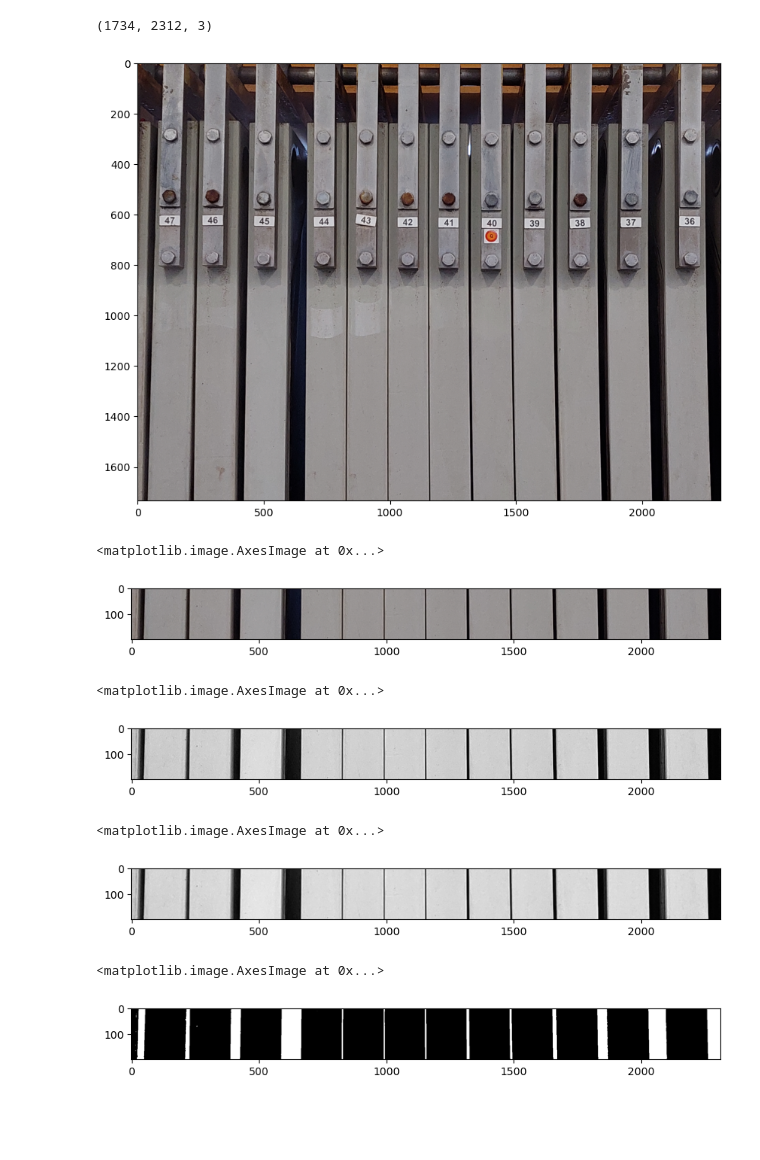
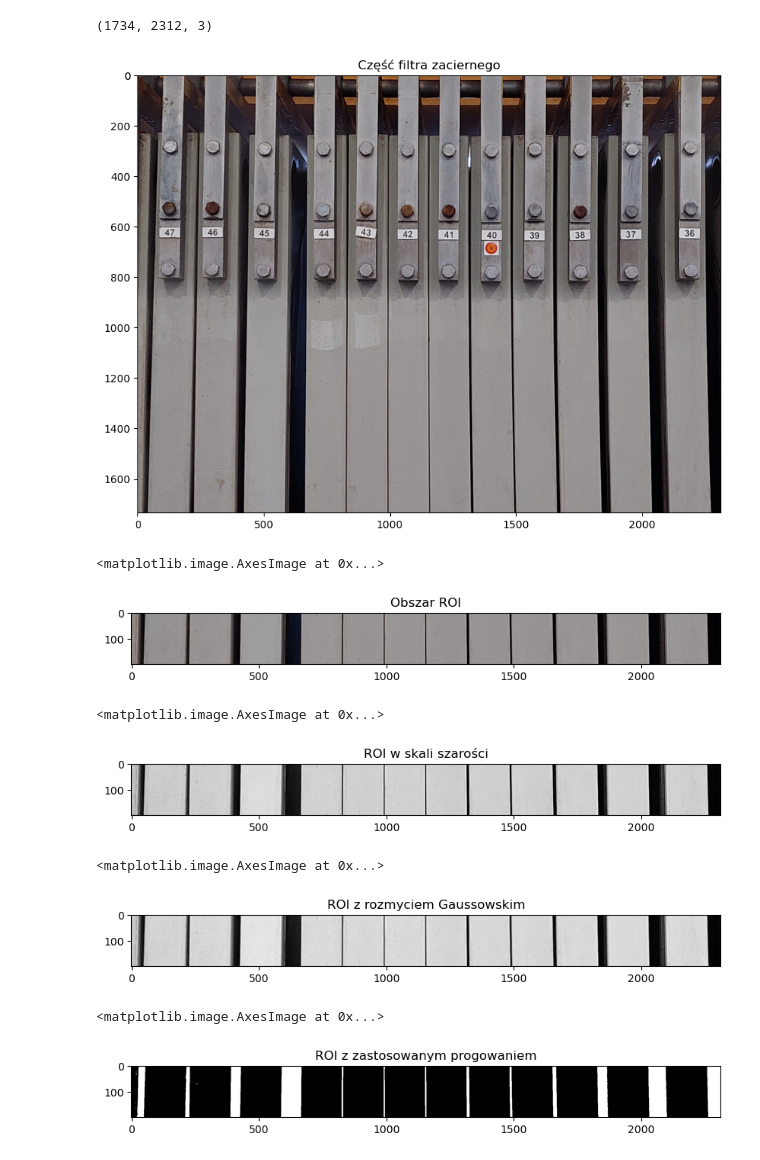
Before and after one commit to k-malicki/ComputerVision-Mash-filter-plates-gap-detection, a Jupyter notebook: 01_Analysis of mash filter plates/01_Analysis of mash filter plates.ipynb, the cells around one changed output. Saved outputs shown, nothing was run; the diff lists cells and outputs as text; code cells hidden in the pictures; blank space fills up the shorter version.

```diff
--- a/01_Analysis of mash filter plates/01_Analysis of mash filter plates.ipynb
+++ b/01_Analysis of mash filter plates/01_Analysis of mash filter plates.ipynb
@@ -7,6 +12,7 @@ import pandas as pd
 # Wczytaj obraz
 raw = cv2.imread("mash_filter.jpg")
 # %%
+# Skaluj obraz zmieniając wartość zmiennej scale
 # % obrazu
 scale = 50
 
@@ -14,40 +20,44 @@ scale = 50
 width = int(raw.shape[1] * scale / 100)
 height = int(raw.shape[0] * scale / 100)
 
-# Nowy rozmiar
+# Nowy rozmiar obrazu
 size = (width, height)
 
 # Zmień rozmiar obrazu
 img = cv2.resize(raw, size)
-# Konwertuj przestrzeń barw na RGB. Domyślnie matplotlib
-# używa innych ustawień kolorów
+
+# Konwertuj przestrzeń barw na RGB. Domyślnie
+# biblioteka matplotlib używa innych ustawień kolorów
 img = cv2.cvtColor(img, cv2.COLOR_BGR2RGB)
 
-# Ustawie rozmiar figury
+# Ustawi rozmiar figury
 plt.figure(figsize=(10,8))
+plt.title("Część filtra zaciernego")
 plt.imshow(img)
 print(img.shape)
 # %% [output]
 (1734, 2312, 3)
-[figure, old version]
+[figure, new version]
 # %%
 # Wybierz obszar ROI do analizy
 roi = img[1200:1400, 0:img.shape[1]]
 
 plt.figure(figsize=(10,8))
+plt.title("Obszar ROI")
 plt.imshow(roi)
 # %% [output]
 <matplotlib.image.AxesImage at 0x...>
-[figure, old version]
+[figure, new version]
 # %%
 # Konwertuj obszar ROI na skalę szarości
 gray_roi = cv2.cvtColor(roi, cv2.COLOR_RGB2GRAY)
 
 plt.figure(figsize=(10,8))
+plt.title("ROI w skali szarości")
 plt.imshow(gray_roi, cmap="gray")
 # %% [output]
 <matplotlib.image.AxesImage at 0x...>
-[figure, old version]
+[figure, new version]
 # %%
 # Zastosuj rozmycie Gaussa na obszarze ROI.
 # Rozmycie Gaussowskie pozwala na redukcję szumów
@@ -57,22 +67,24 @@ kernel = (5,5)
 
 blur_roi = cv2.GaussianBlur(gray_roi, kernel, 0)
 plt.figure(figsize=(10,8))
+plt.title("ROI z rozmyciem Gaussowskim")
 plt.imshow(blur_roi, cmap="gray")
 # %% [output]
 <matplotlib.image.AxesImage at 0x...>
-[figure, old version]
+[figure, new version]
 # %%
 # Zastosuj progowanie
-# Operacja progowania konwertuje obraz w przesrzeń 0-255
+# Operacja progowania konwertuje obraz w przesrzeń 0-1
 # co w późniejszych etapach pozwala na redukcję szumów oraz
 # łatwiejsze znajdowanie konturów
 _, thresh_roi = cv2.threshold(blur_roi, 110, 255, cv2.THRESH_BINARY_INV)
 
 plt.figure(figsize=(10,8))
+plt.title("ROI z zastosowanym progowaniem")
 plt.imshow(thresh_roi, cmap="gray")
 # %% [output]
 <matplotlib.image.AxesImage at 0x...>
-[figure, old version]
+[figure, new version]
 # %%
 # Znajdowanie konturów na obrazie
 contours, hierarchy = cv2.findContours(thresh_roi, cv2.RETR_TREE, cv2.CHAIN_APPROX_SIMPLE)
```
Also changed, not shown: parts of 5 cells of this notebook.
